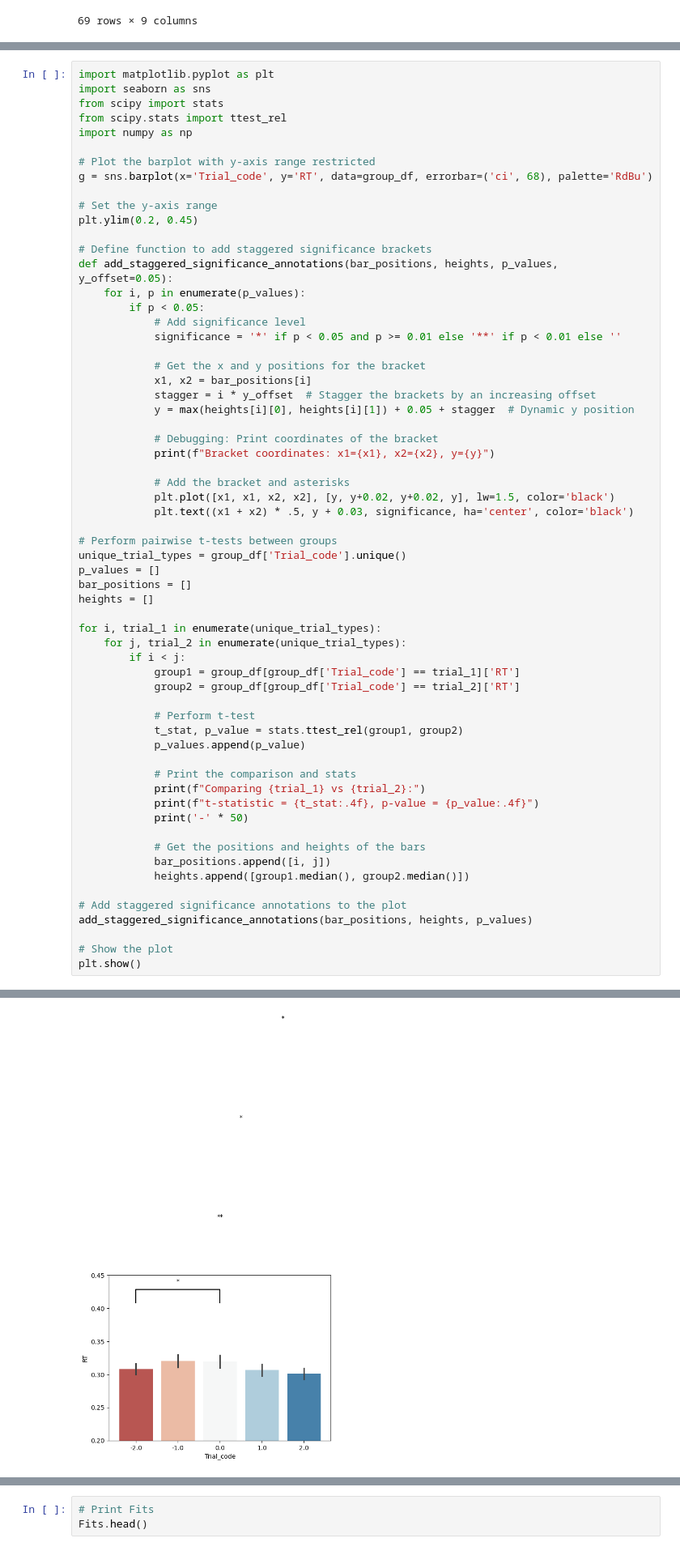
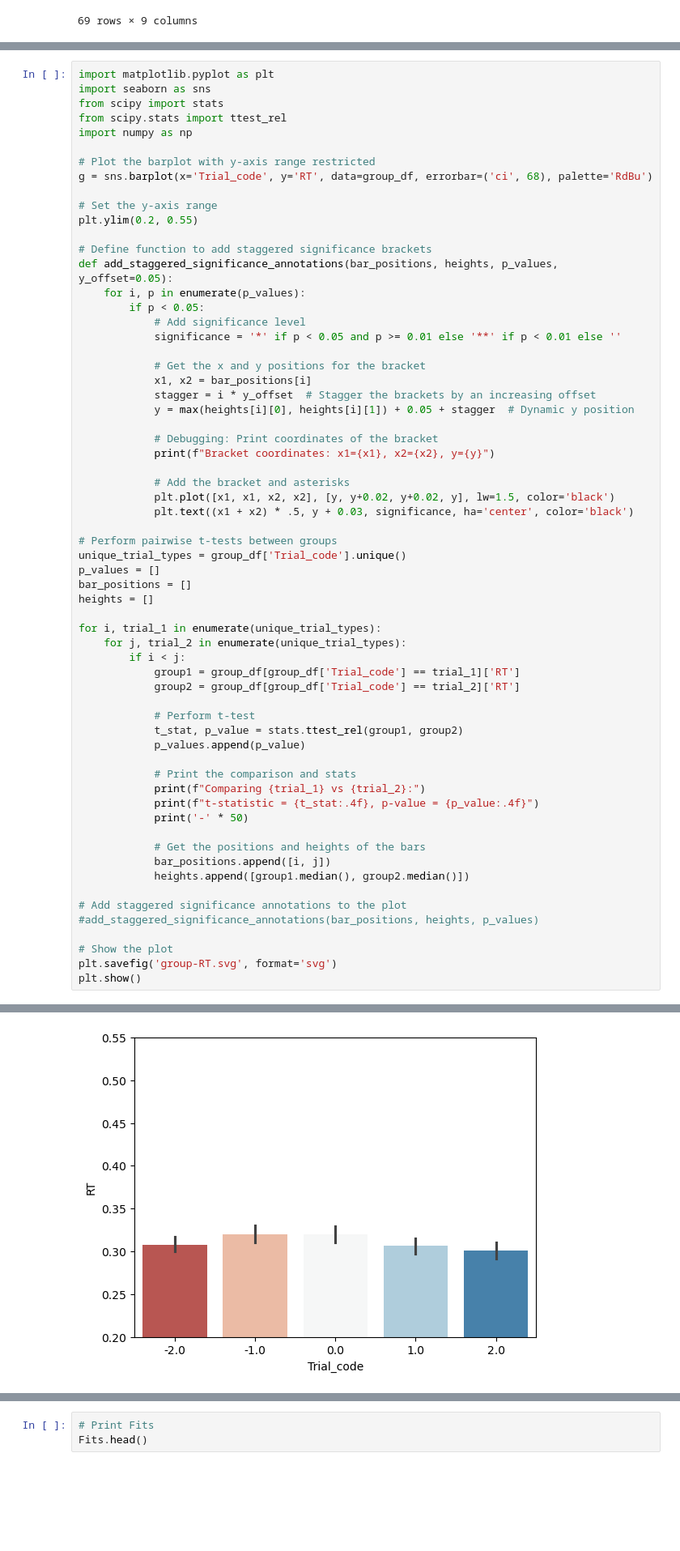
Before and after one commit to DVS-Lab/istart-mid-clean, a Jupyter notebook: code/Behave_update.ipynb, the cells around one changed output, grey strips where cells are left out. Shown at 81% size. Drawn from its saved outputs; the diff is of its cells as text; blank space fills up the shorter version.

Commit message:
update plots & figures

```diff
--- a/code/Behave_update.ipynb
+++ b/code/Behave_update.ipynb
@@ -221,7 +223,7 @@ import numpy as np
 g = sns.barplot(x='Trial_code', y='RT', data=group_df, errorbar=('ci', 68), palette='RdBu')
 
 # Set the y-axis range
-plt.ylim(0.2, 0.45)
+plt.ylim(0.2, 0.55)
 
 # Define function to add staggered significance brackets
 def add_staggered_significance_annotations(bar_positions, heights, p_values, y_offset=0.05):
@@ -268,9 +270,10 @@ for i, trial_1 in enumerate(unique_trial_types):
             heights.append([group1.median(), group2.median()])
 
 # Add staggered significance annotations to the plot
-add_staggered_significance_annotations(bar_positions, heights, p_values)
+#add_staggered_significance_annotations(bar_positions, heights, p_values)
 
 # Show the plot
+plt.savefig('group-RT.svg', format='svg')
 plt.show()
 # %% [output]
 Comparing 2.0 vs -2.0:
@@ -293,7 +296,7 @@ Bracket coordinates: x1=3, x2=4, y=0.8057424575090408
 Passing `palette` without assigning `hue` is deprecated and will be removed in v0.14.0. Assign the `x` variable to `hue` and set `legend=False` for the same effect.
 
   g = sns.barplot(x='Trial_code', y='RT', data=group_df, errorbar=('ci', 68), palette='RdBu')
-[figure, old version]
+[figure, new version]
 # %%
 # Plot avg. RT for individual subs
 # sub-1016, 1247, 1249 all low VBeta
```
Also changed, not shown: parts of 6 cells of this notebook, 5 other files.
